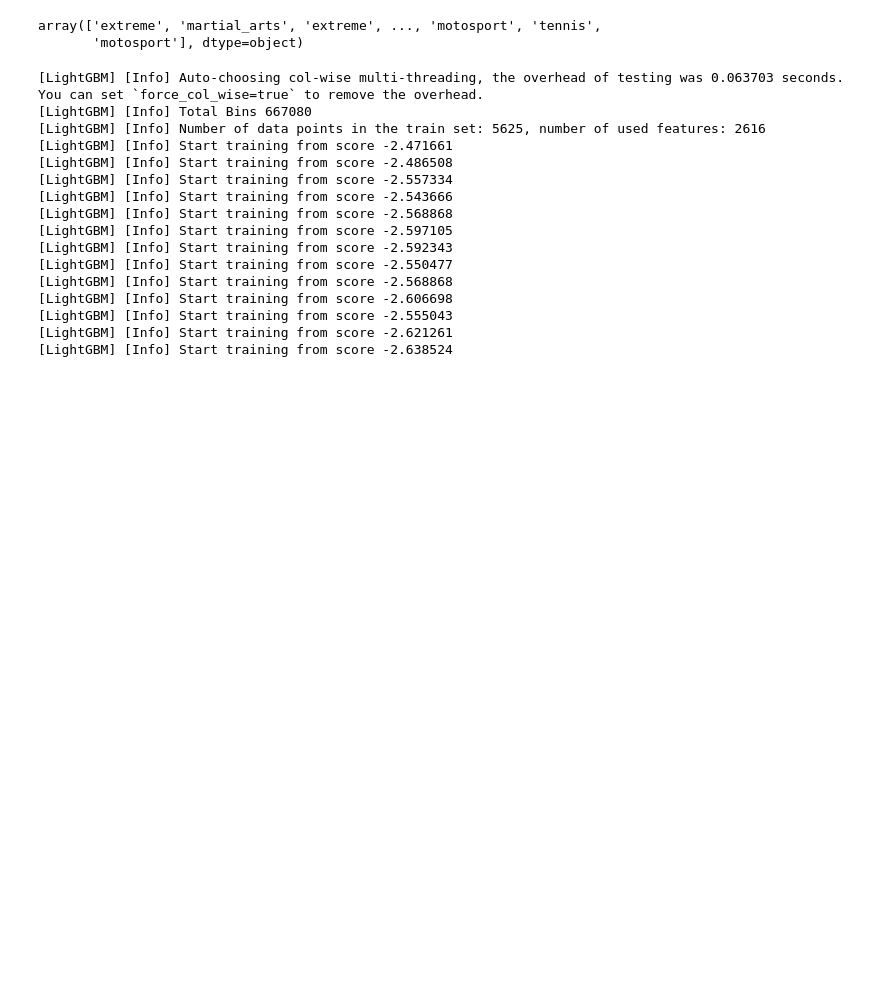
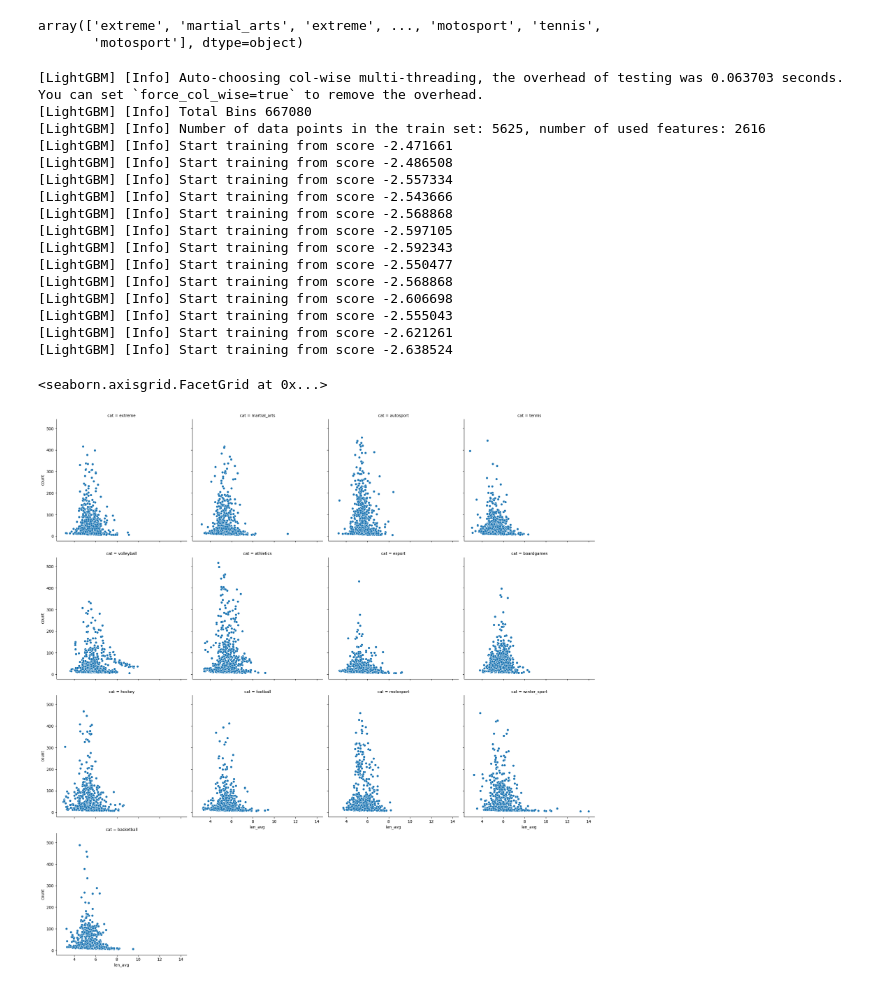
Before and after one commit to meshvedov/competition-ds, a Jupyter notebook: 6_blending_hw.ipynb, the cells around one changed output. Cells and saved outputs as stored; diff of their text form; code cells hidden in the pictures; blank space fills up the shorter version.

```diff
--- a/6_blending_hw.ipynb
+++ b/6_blending_hw.ipynb
@@ -208,3 +220,9 @@ You can set `force_col_wise=true` to remove the overhead.
 preds = reg.predict(X_test)
 # %%
 pd.DataFrame(le.inverse_transform(preds.ravel()), columns=['category']).to_csv('subm_stack.csv', index=False)
+# %%
+word_len_avg = train.text.apply(lambda x: sum( map(lambda w: len(w), x.split())) / len(x.split()))
+# %%
+word_count = train.text.apply(lambda x: len(x.split()))
+# %%
+text = pd.DataFrame({'text': train.text, 'cat': train.category, 'len_avg': word_len_avg, 'count': word_count})
@@ -210,0 +231,5 @@ pd.DataFrame(le.inverse_transform(preds.ravel()), columns=['category']).to_csv('
+# %%
+sns.relplot(x='len_avg', y='count', data=text, col='cat', col_wrap=4)
+# %% [output]
+<seaborn.axisgrid.FacetGrid at 0x...>
+[figure, added]
```
Also changed, not shown: parts of 21 cells of this notebook.
